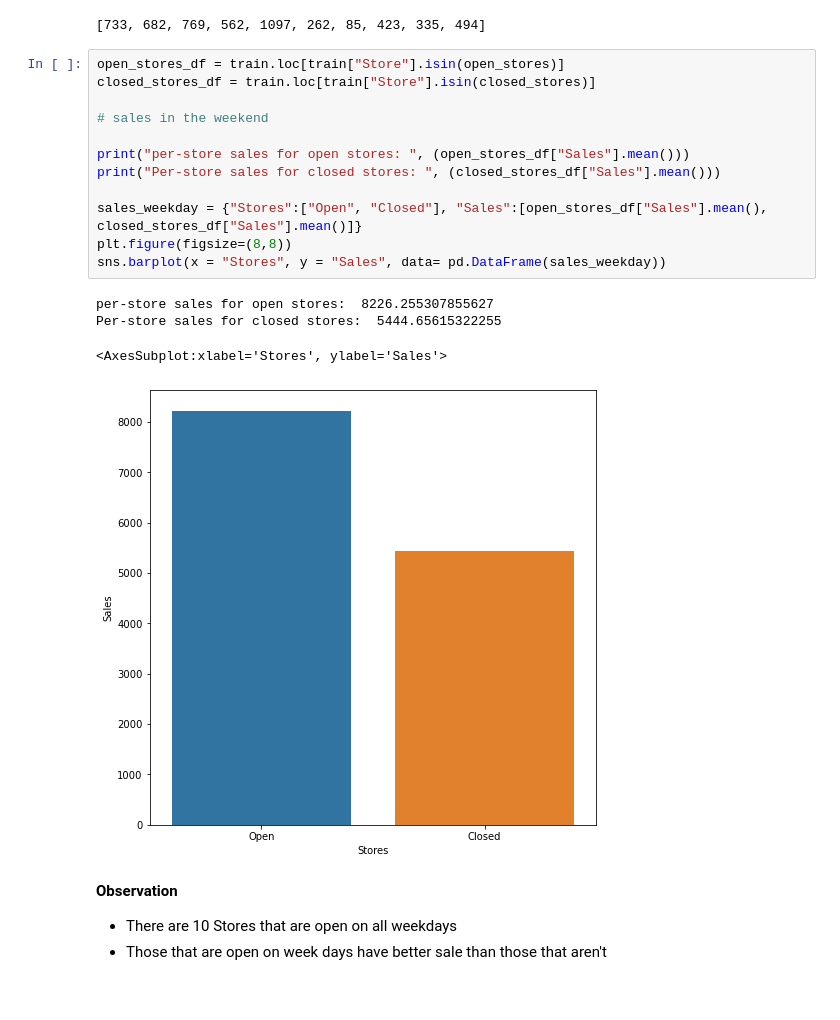
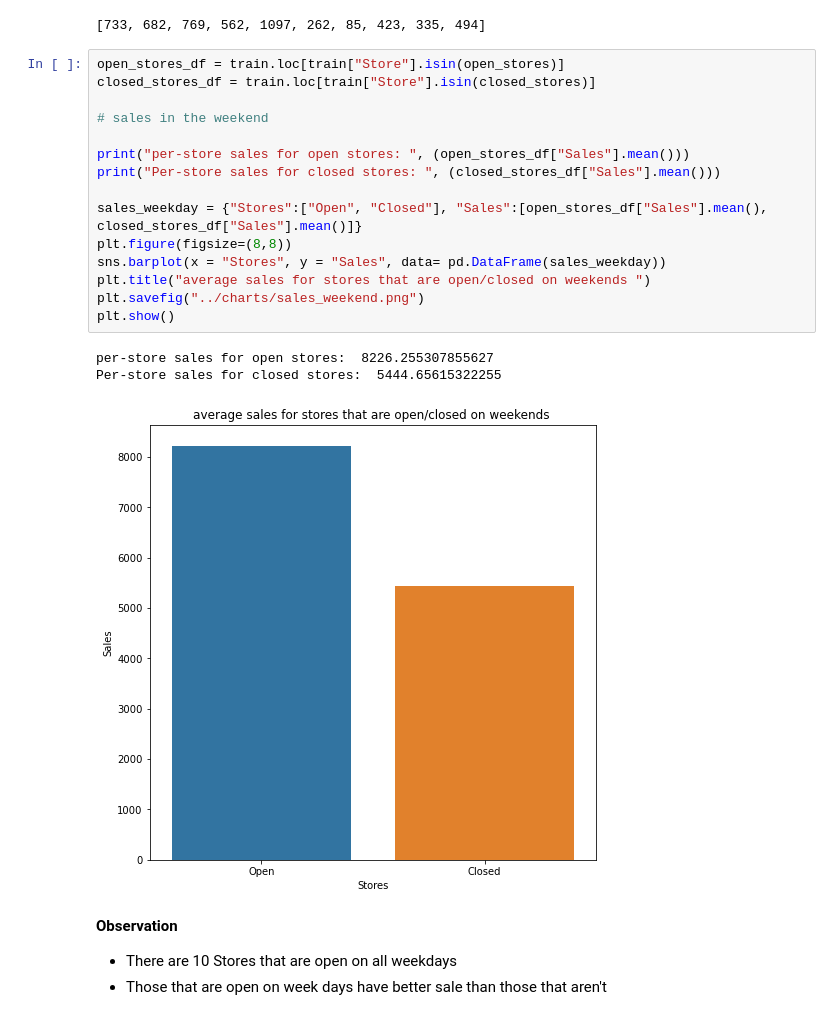
Before and after one commit to benbel376/time-series-data-sales-prediction, a Jupyter notebook: notebooks/data_exploration.ipynb, the cells around one changed output. Drawn from its saved outputs; the diff is of its cells as text.

```diff
--- a/notebooks/data_exploration.ipynb
+++ b/notebooks/data_exploration.ipynb
@@ -261,20 +262,22 @@ open_stores
 # %%
 open_stores_df = train.loc[train["Store"].isin(open_stores)]
 closed_stores_df = train.loc[train["Store"].isin(closed_stores)]
 
 # sales in the weekend
 
 print("per-store sales for open stores: ", (open_stores_df["Sales"].mean()))
 print("Per-store sales for closed stores: ", (closed_stores_df["Sales"].mean()))
 
 sales_weekday = {"Stores":["Open", "Closed"], "Sales":[open_stores_df["Sales"].mean(), closed_stores_df["Sales"].mean()]}
 plt.figure(figsize=(8,8))
 sns.barplot(x = "Stores", y = "Sales", data= pd.DataFrame(sales_weekday))
+plt.title("average sales for stores that are open/closed on weekends ")
+plt.savefig("../charts/sales_weekend.png")
+plt.show()
 # %% [output]
 per-store sales for open stores:  8226.255307855627
 Per-store sales for closed stores:  5444.65615322255
-<AxesSubplot:xlabel='Stores', ylabel='Sales'>
-[figure, old version]
+[figure, new version]
 # %% [markdown]
 **Observation**
 - There are 10 Stores that are open on all weekdays
```
Also changed, not shown: parts of 5 cells of this notebook.
